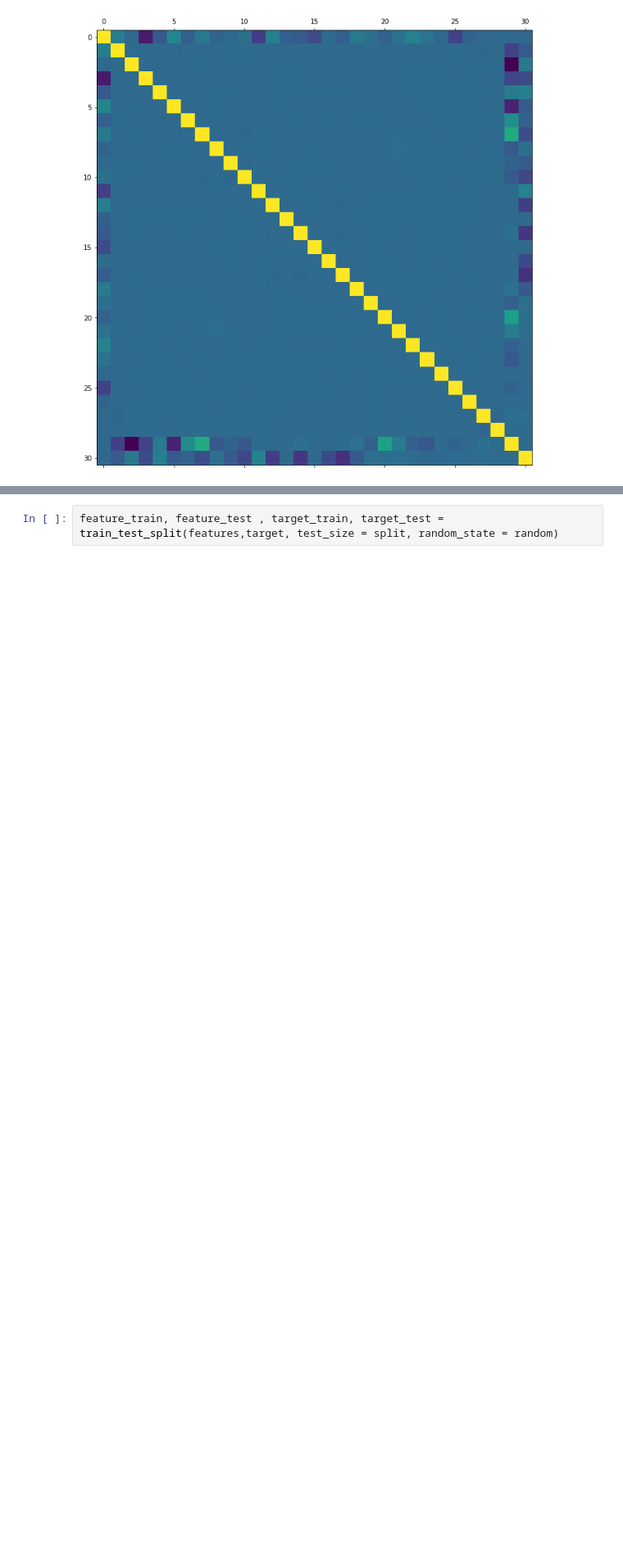
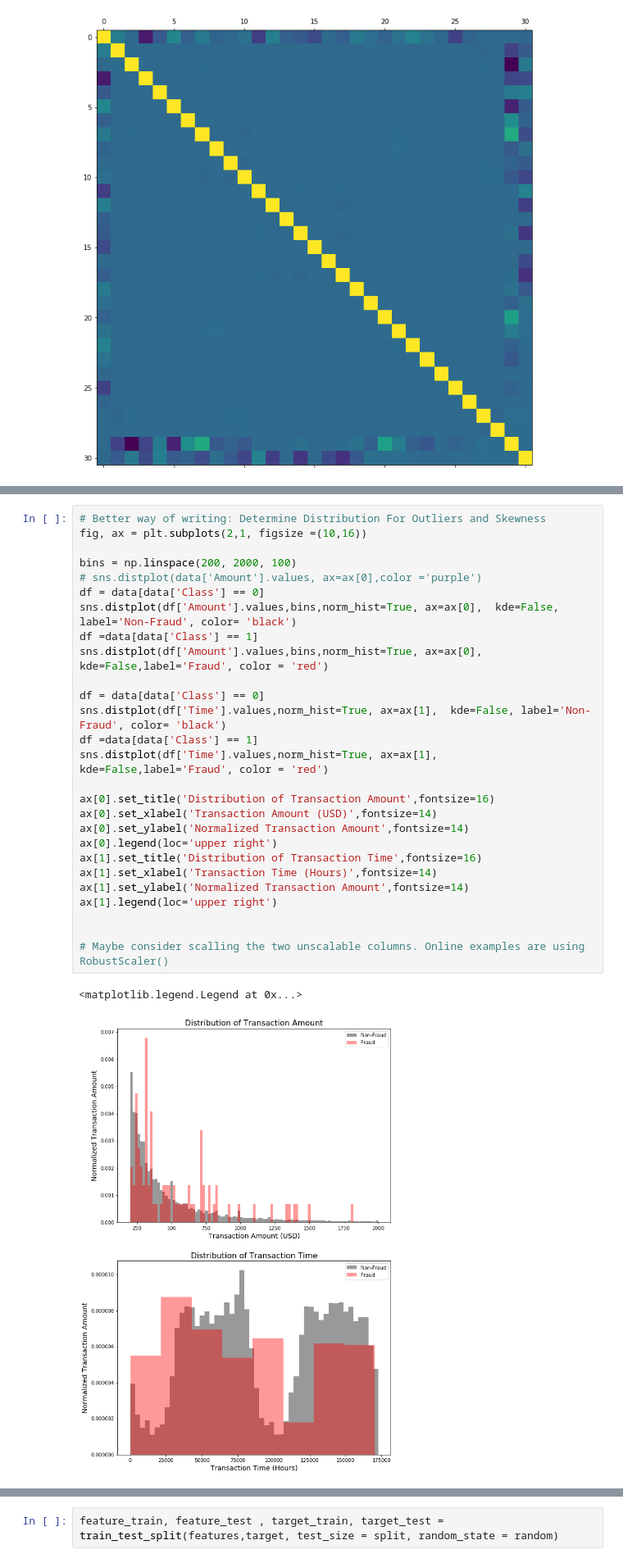
Before and after one commit to marekbrzo/creditCardFraudulent, a Jupyter notebook: projectMain.ipynb, the cells around one changed output, grey strips where cells are left out. Shown at 82% size. Saved outputs shown, nothing was run; the diff lists cells and outputs as text; blank space fills up the shorter version.

```diff
--- a/projectMain.ipynb
+++ b/projectMain.ipynb
@@ -99,0 +147,30 @@ plot_corr(data)
+# %%
+# Better way of writing: Determine Distribution For Outliers and Skewness
+fig, ax = plt.subplots(2,1, figsize =(10,16))
+
+bins = np.linspace(200, 2000, 100)
+# sns.distplot(data['Amount'].values, ax=ax[0],color ='purple')
+df = data[data['Class'] == 0]
+sns.distplot(df['Amount'].values,bins,norm_hist=True, ax=ax[0],  kde=False, label='Non-Fraud', color= 'black')
+df =data[data['Class'] == 1]
+sns.distplot(df['Amount'].values,bins,norm_hist=True, ax=ax[0], kde=False,label='Fraud', color = 'red')
+
+df = data[data['Class'] == 0]
+sns.distplot(df['Time'].values,norm_hist=True, ax=ax[1],  kde=False, label='Non-Fraud', color= 'black')
+df =data[data['Class'] == 1]
+sns.distplot(df['Time'].values,norm_hist=True, ax=ax[1], kde=False,label='Fraud', color = 'red')
+
+ax[0].set_title('Distribution of Transaction Amount',fontsize=16)
+ax[0].set_xlabel('Transaction Amount (USD)',fontsize=14)
+ax[0].set_ylabel('Normalized Transaction Amount',fontsize=14)
+ax[0].legend(loc='upper right')
+ax[1].set_title('Distribution of Transaction Time',fontsize=16)
+ax[1].set_xlabel('Transaction Time (Hours)',fontsize=14)
+ax[1].set_ylabel('Normalized Transaction Amount',fontsize=14)
+ax[1].legend(loc='upper right')
+
+
+# Maybe consider scalling the two unscalable columns. Online examples are using RobustScaler()
+# %% [output]
+<matplotlib.legend.Legend at 0x...>
+[figure, added]
```
Also changed, not shown: parts of 24 cells of this notebook.
